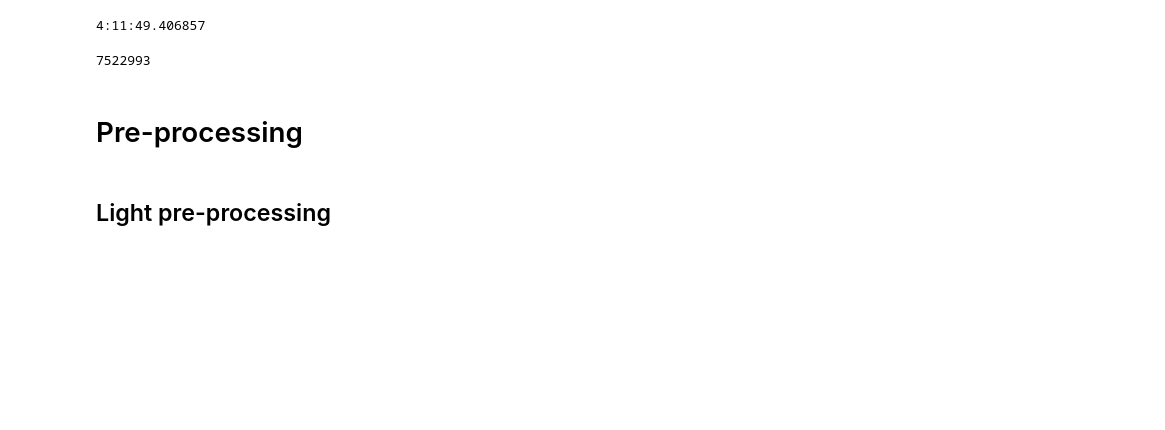
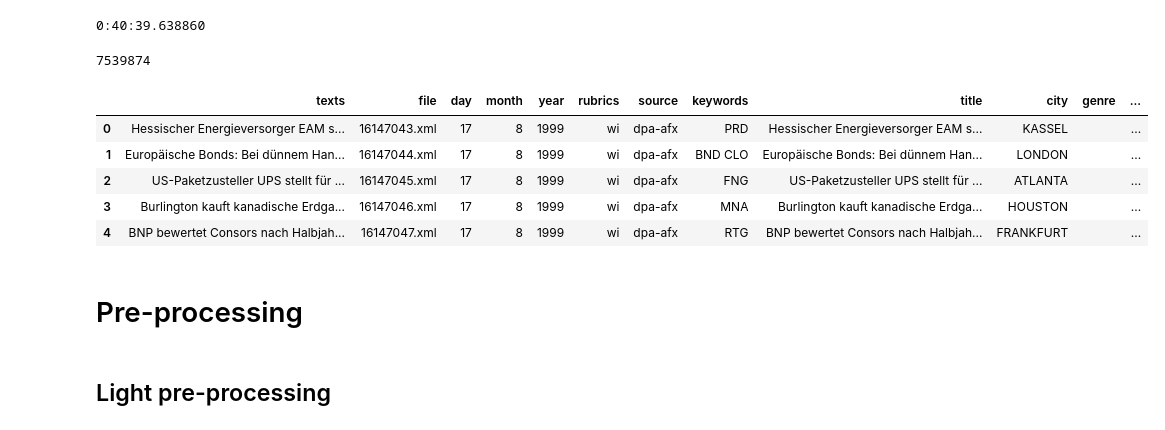
Before and after one commit to MashenkaOkuneva/newspaper_data_processing, a Jupyter notebook: dpa code/Dpa.ipynb, the cells around one changed output. Cells and saved outputs as stored; diff of their text form; code cells hidden in the pictures; blank space fills up the shorter version.

Commit message:
Comment on the dpa notebook, change the path.
1. Add some info on the dpa data.
2. Add the path for importing functions from another directory.
3. Change the path to the folder with the data.

```diff
--- a/dpa code/Dpa.ipynb
+++ b/dpa code/Dpa.ipynb
@@ -19,5 +22,5 @@ import clean_dpa_articles
 import clean_dpa_references
 # %%
 # Set the number of cores to use
-NUM_CORE = mp.cpu_count()
+NUM_CORE = mp.cpu_count()-4
 # %% [markdown]
@@ -26,11 +49,12 @@ NUM_CORE = mp.cpu_count()
 # Folder with unpacked articles
 #path = r'E:\\Userhome\\jbaer\\dpa_unpacked'
 
-path = r'G:\\Test\\Results\\dpa Raw Data\\dpa_unpacked'
+#path = r'G:\\Test\\Results\\dpa Raw Data\\dpa_unpacked'
+path = os.getcwd().replace('\\newspaper_data_processing\\dpa code', '') + '\\dpa_unpacked'
 
 folder_list = []
 
-# 2 folders for dpa und dpa-afx
+# 2 folders for dpa and dpa-afx
 for fol in [fol for fol in os.listdir(path)]:
 
     # Within each folder: folders for different years
@@ -43,10 +67,10 @@ os.chdir(PATH)
 # %%
-# Use the 'worker_xml' function to load articles
+# Use the 'dpa_load' function to load articles
 startTime = datetime.now()
 
 if __name__ == "__main__":
     pool = mp.Pool(NUM_CORE)
-    df_list = pool.map(worker_xml.worker_xml, folder_list)
+    df_list = pool.map(dpa_load.dpa_load, folder_list)
     data = pd.concat(df_list)
     data.reset_index(inplace=True, drop=True)
     pool.close()
@@ -54,11 +78,20 @@ if __name__ == "__main__":
 
 print(datetime.now()-startTime)
 # %% [output]
-4:11:49.406857
+0:40:39.638860
 # %%
 print(len(data))
 # %% [output]
-7522993
+7539874
+# %%
+data.head()
+# %% [output]
+|  | texts | file | day | month | year | rubrics | source | keywords | title | city | genre | ... |
+| 0 | Hessischer Energieversorger EAM s... | 16147043.xml | 17 | 8 | 1999 | wi | dpa-afx | PRD | Hessischer Energieversorger EAM s... | KASSEL |  | ... |
+| 1 | Europäische Bonds: Bei dünnem Han... | 16147044.xml | 17 | 8 | 1999 | wi | dpa-afx | BND CLO | Europäische Bonds: Bei dünnem Han... | LONDON |  | ... |
+| 2 | US-Paketzusteller UPS stellt für ... | 16147045.xml | 17 | 8 | 1999 | wi | dpa-afx | FNG | US-Paketzusteller UPS stellt für ... | ATLANTA |  | ... |
+| 3 | Burlington kauft kanadische Erdga... | 16147046.xml | 17 | 8 | 1999 | wi | dpa-afx | MNA | Burlington kauft kanadische Erdga... | HOUSTON |  | ... |
+| 4 | BNP bewertet Consors nach Halbjah... | 16147047.xml | 17 | 8 | 1999 | wi | dpa-afx | RTG | BNP bewertet Consors nach Halbjah... | FRANKFURT |  | ... |
 # %%
 #data.to_csv('dpa_raw.csv')
 # %% [markdown]
```
Also changed, not shown: parts of 6 cells of this notebook.
